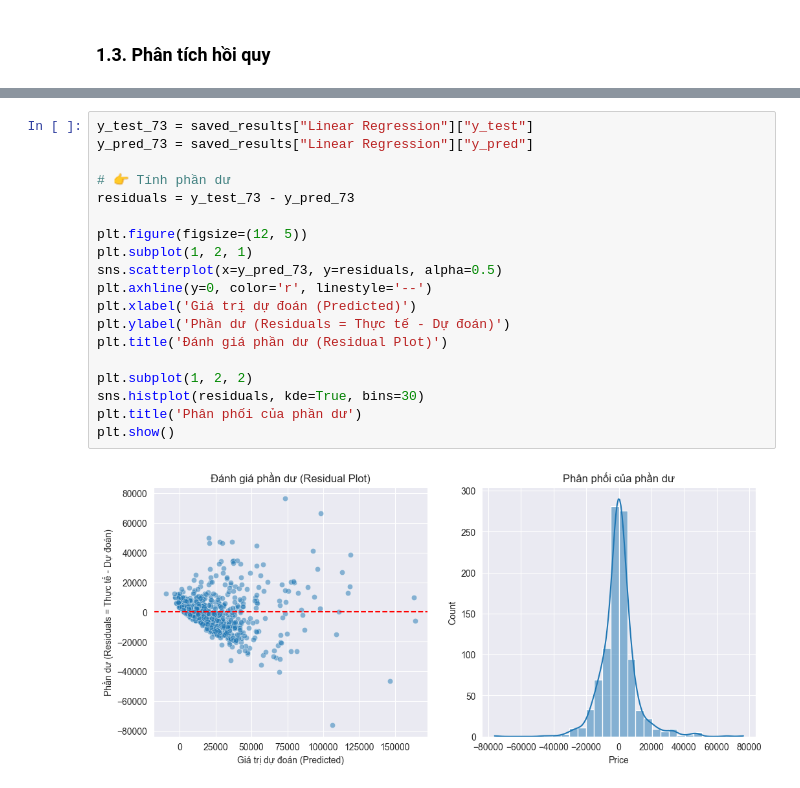
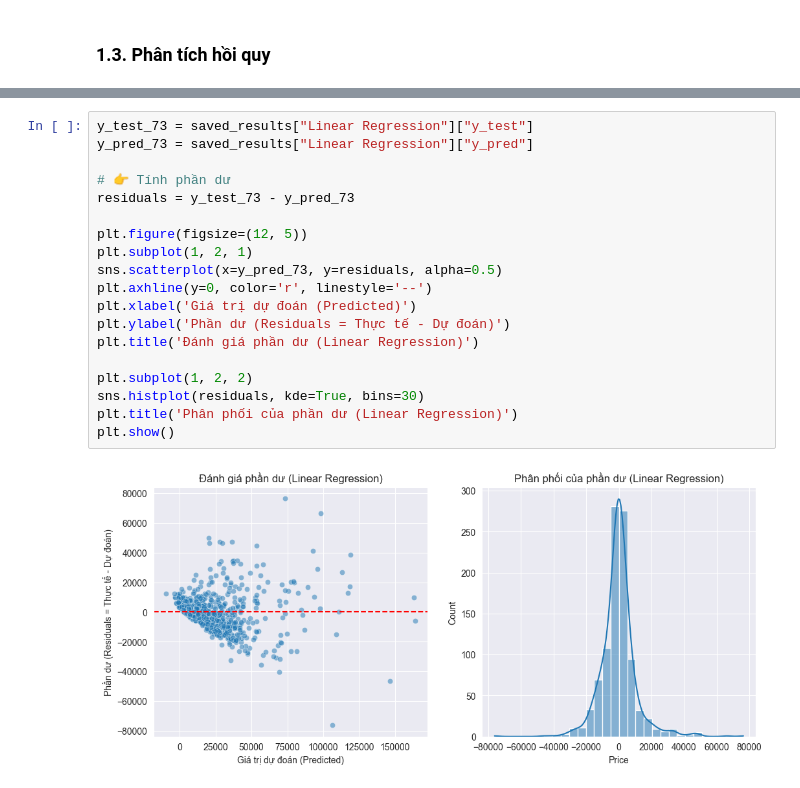
Before and after one commit to grst0610/Machine-learning, a Jupyter notebook: project.ipynb, the cells around one changed output, grey strips where cells are left out. Drawn from its saved outputs; the diff is of its cells as text.

```diff
--- a/project.ipynb
+++ b/project.ipynb
@@ -311,21 +347,21 @@ KNN (k=5)                 | R2 gốc (Train/Test): 0.90/0.82 | R2 Giảm chiều
 # %%
 y_test_73 = saved_results["Linear Regression"]["y_test"]
 y_pred_73 = saved_results["Linear Regression"]["y_pred"]
 
 # 👉 Tính phần dư
 residuals = y_test_73 - y_pred_73
 
 plt.figure(figsize=(12, 5))
 plt.subplot(1, 2, 1)
 sns.scatterplot(x=y_pred_73, y=residuals, alpha=0.5)
 plt.axhline(y=0, color='r', linestyle='--')
 plt.xlabel('Giá trị dự đoán (Predicted)')
 plt.ylabel('Phần dư (Residuals = Thực tế - Dự đoán)')
-plt.title('Đánh giá phần dư (Residual Plot)')
+plt.title('Đánh giá phần dư (Linear Regression)')
 
 plt.subplot(1, 2, 2)
 sns.histplot(residuals, kde=True, bins=30)
-plt.title('Phân phối của phần dư')
+plt.title('Phân phối của phần dư (Linear Regression)')
 plt.show()
 # %% [output]
-[figure, old version]
+[figure, new version]
```
Also changed, not shown: parts of 8 cells of this notebook.
